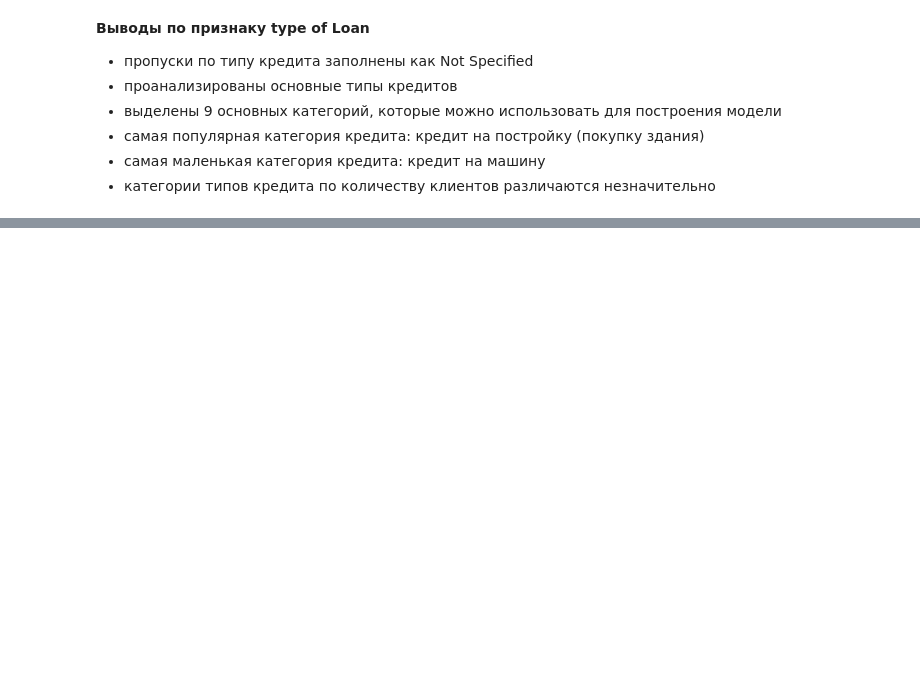
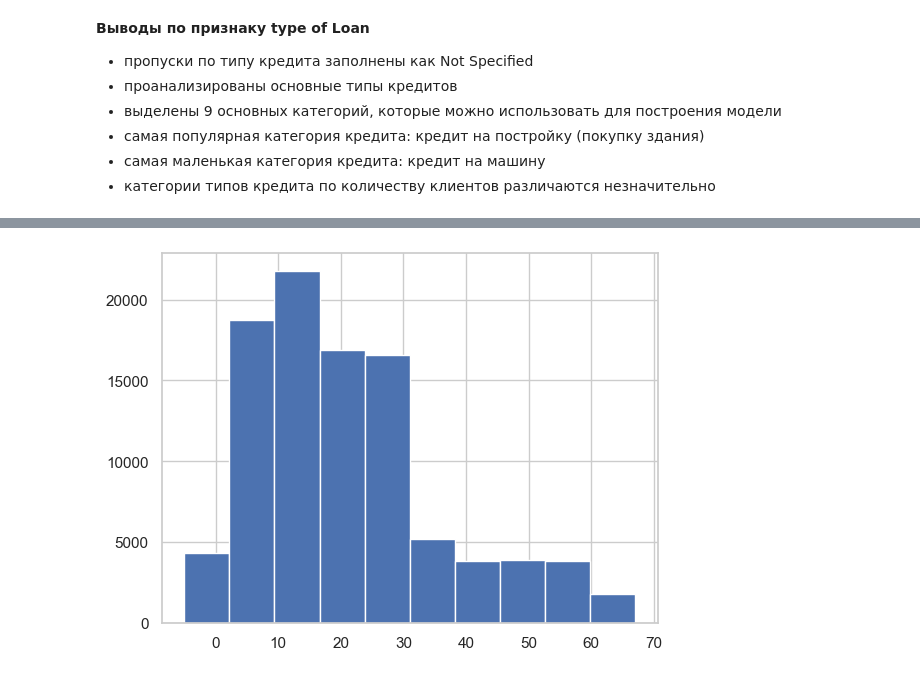
Before and after one commit to Lotra2005/Data-analysis-projects, a Jupyter notebook: Credit scoring EDA/notebooks/Credit score.ipynb, the cells around one changed output, grey strips where cells are left out. Drawn from its saved outputs; the diff is of its cells as text; code cells hidden in the pictures; blank space fills up the shorter version.

Commit message:
Num of Loan and Credit Canged Analysis

```diff
--- a/Credit scoring EDA/notebooks/Credit score.ipynb
+++ b/Credit scoring EDA/notebooks/Credit score.ipynb
@@ -1476,0 +1490,5 @@ plt.show()
+# %%
+plt.hist(credit_df['Delay_from_due_date'])
+plt.show()
+# %% [output]
+[figure, added]
```
Also changed, not shown: parts of 20 cells of this notebook.
